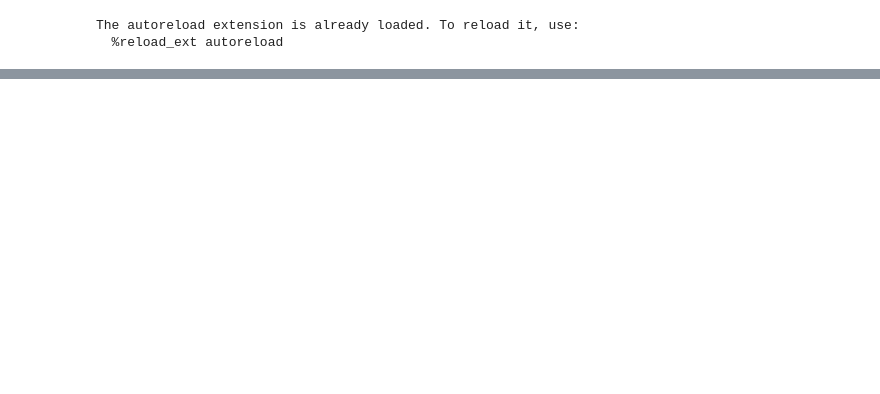
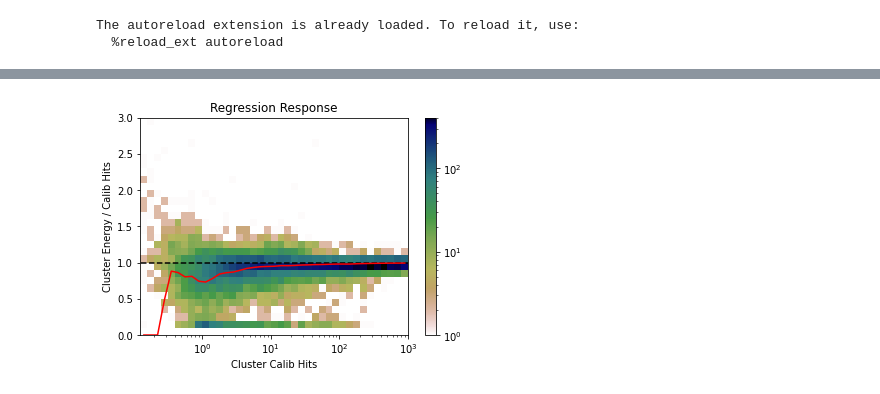
Before and after one commit to joshlerner/triumf-ml, a Jupyter notebook: PionReconstruction/test.ipynb, the cells around one changed output, grey strips where cells are left out. Saved outputs shown, nothing was run; the diff lists cells and outputs as text; code cells hidden in the pictures; blank space fills up the shorter version.

```diff
--- a/PionReconstruction/test.ipynb
+++ b/PionReconstruction/test.ipynb
@@ -113,0 +70,11 @@ array([['a', '1'],
+# %%
+x = np.array(ak.flatten(pi0_data['cluster_E']))
+y = np.array(ak.flatten(pi0_data['cluster_ENG_CALIB_TOT']))
+# %%
+reg = Plotter(regResponse,
+              pred=y,
+              target=x,
+              normalized=False)
+reg.show()
+# %% [output]
+[figure, added]
```
Also changed, not shown: parts of 23 cells of this notebook, 4 other files.
